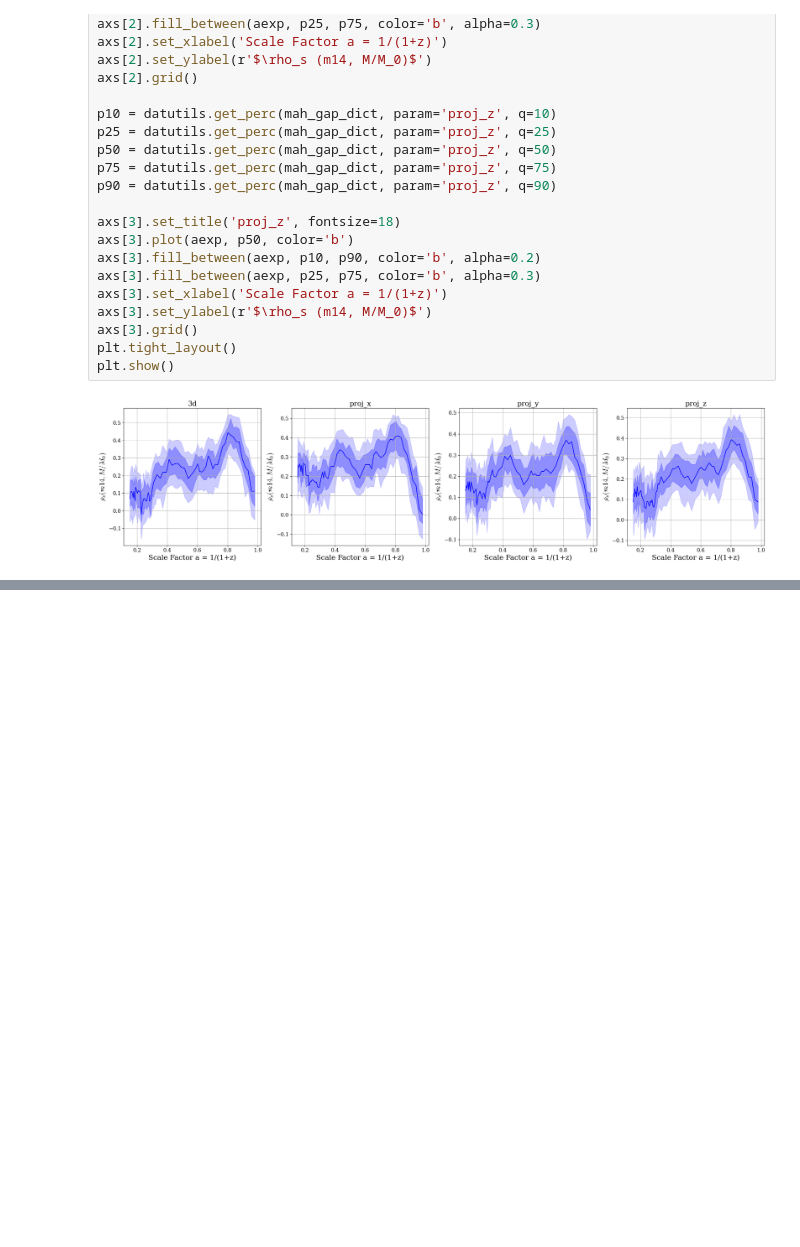
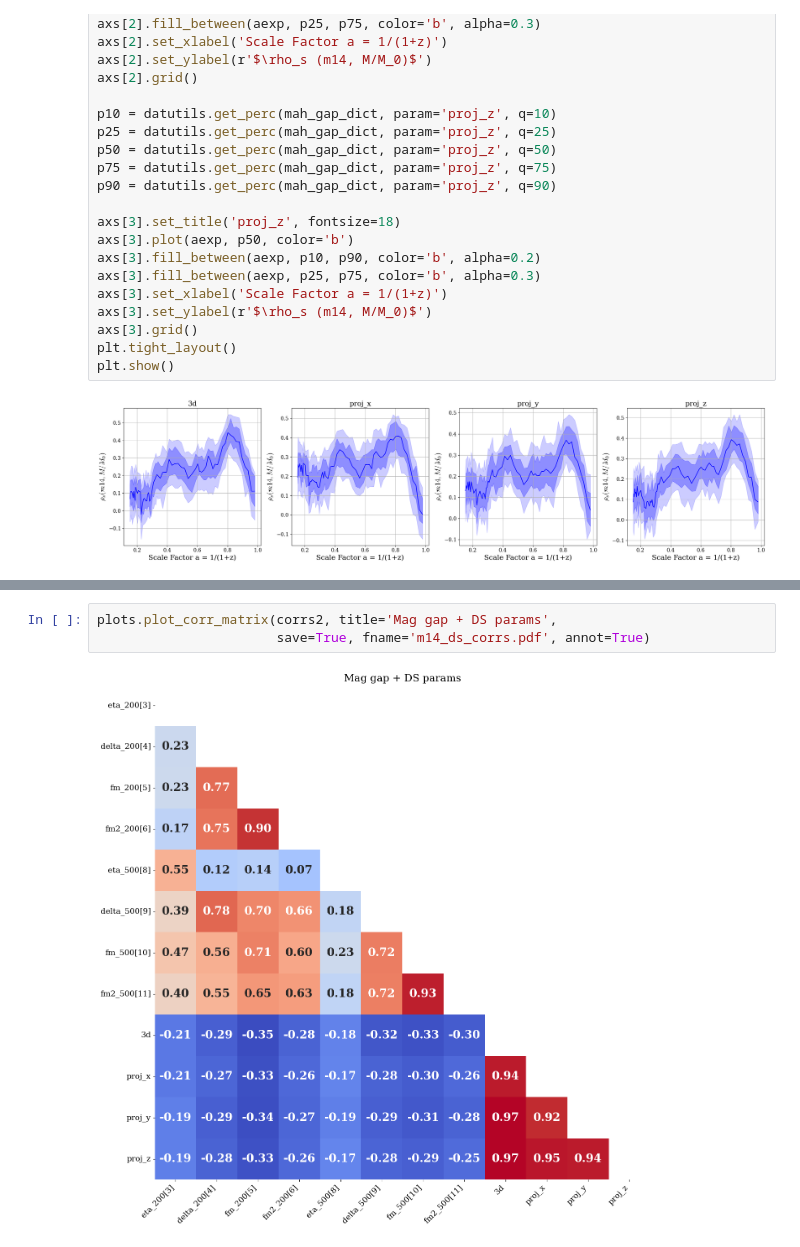
Before and after one commit to Kabelo-T/cluster_morph, a Jupyter notebook: magnitude_gap_corrs.ipynb, the cells around one changed output, grey strips where cells are left out. Drawn from its saved outputs; the diff is of its cells as text; blank space fills up the shorter version.

```diff
--- a/magnitude_gap_corrs.ipynb
+++ b/magnitude_gap_corrs.ipynb
@@ -132,0 +219,5 @@ plt.show()
+# %%
+plots.plot_corr_matrix(corrs2, title='Mag gap + DS params',
+                       save=True, fname='m14_ds_corrs.pdf', annot=True)
+# %% [output]
+[figure, added]
```
Also changed, not shown: parts of 6 cells of this notebook, 8 other files.
